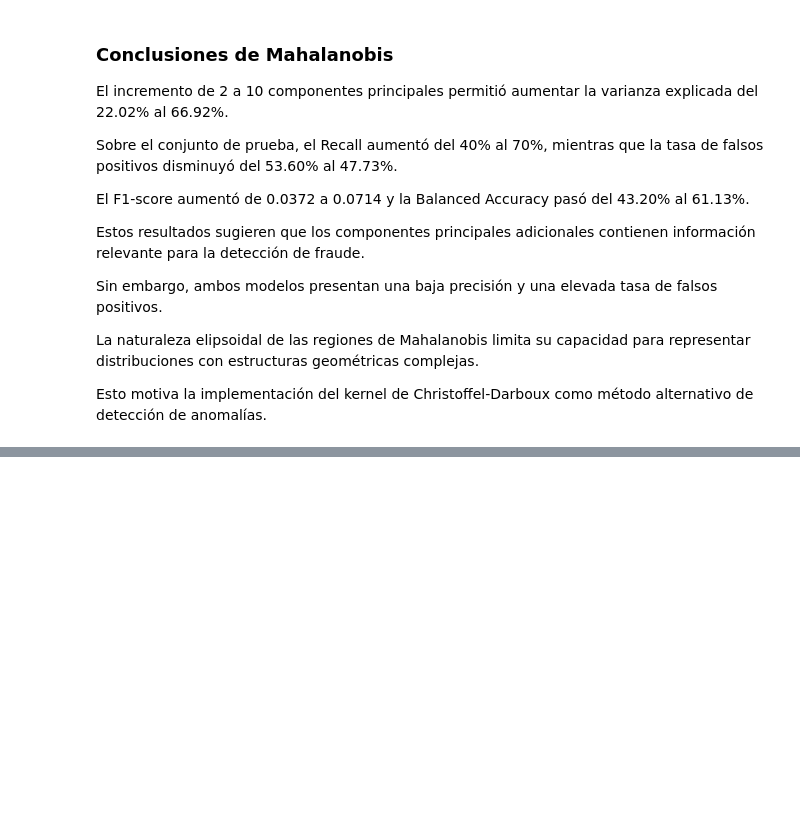
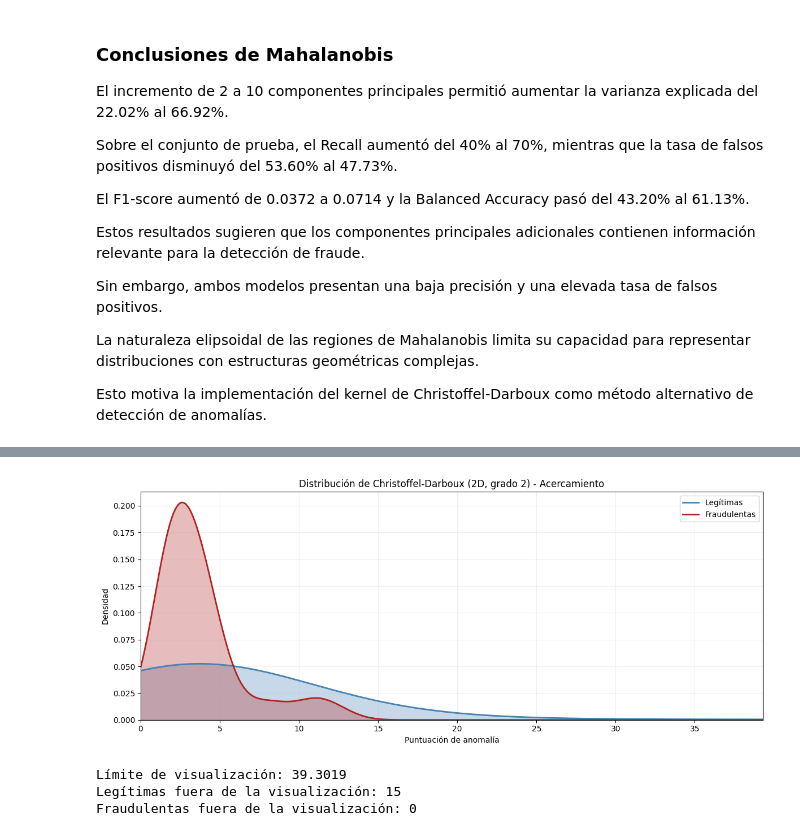
Before and after one commit to IvanSotomyor/financial_fraud_detector, a Jupyter notebook: notebooks/main.ipynb, the cells around one changed output, grey strips where cells are left out. Saved outputs shown, nothing was run; the diff lists cells and outputs as text; code cells hidden in the pictures; blank space fills up the shorter version.

```diff
--- a/notebooks/main.ipynb
+++ b/notebooks/main.ipynb
@@ -2244,0 +3505,70 @@ de anomalías.
+# %%
+# Visualización con p99
+limite_zoom = np.percentile(
+    scores_cd_legit_2d,
+    99
+)
+
+eje_x_zoom = np.linspace(
+    0,
+    limite_zoom,
+    1000
+)
+
+fig, ax = plt.subplots(figsize=(12, 5))
+
+for kde, color, etiqueta in [
+    (kde_legit_cd, "steelblue", "Legítimas"),
+    (kde_fraud_cd, "firebrick", "Fraudulentas")
+]:
+
+    densidad = kde(eje_x_zoom)
+
+    ax.plot(
+        eje_x_zoom,
+        densidad,
+        color=color,
+        linewidth=2,
+        label=etiqueta
+    )
+
+    ax.fill_between(
+        eje_x_zoom,
+        densidad,
+        color=color,
+        alpha=0.30
+    )
+
+ax.set_title(
+    "Distribución de Christoffel-Darboux "
+    "(2D, grado 2) - Acercamiento"
+)
+
+ax.set_xlabel("Puntuación de anomalía")
+ax.set_ylabel("Densidad")
+
+ax.set_xlim(0, limite_zoom)
+ax.set_ylim(bottom=0)
+
+ax.legend()
+ax.grid(alpha=0.2)
+
+plt.tight_layout()
+plt.show()
+
+print(f"Límite de visualización: {limite_zoom:.4f}")
+
+print(
+    "Legítimas fuera de la visualización:",
+    np.sum(scores_cd_legit_2d > limite_zoom)
+)
+
+print(
+    "Fraudulentas fuera de la visualización:",
+    np.sum(scores_cd_fraud_2d > limite_zoom)
+)
+# %% [output]
+[figure, added]
+Límite de visualización: 39.3019
+Legítimas fuera de la visualización: 15
+Fraudulentas fuera de la visualización: 0
```
Also changed, not shown: parts of 114 cells of this notebook.
